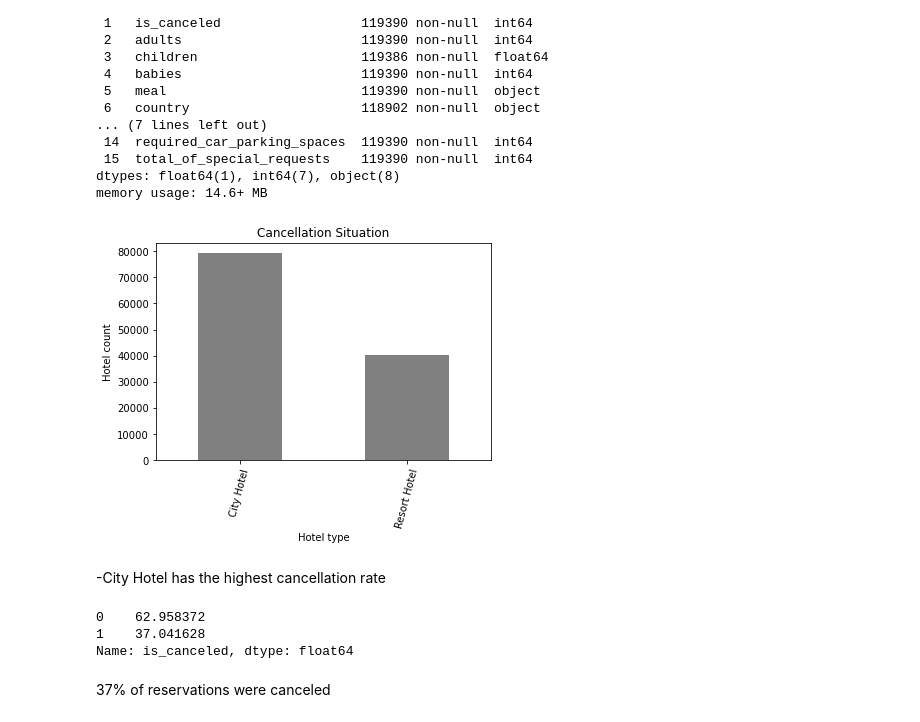
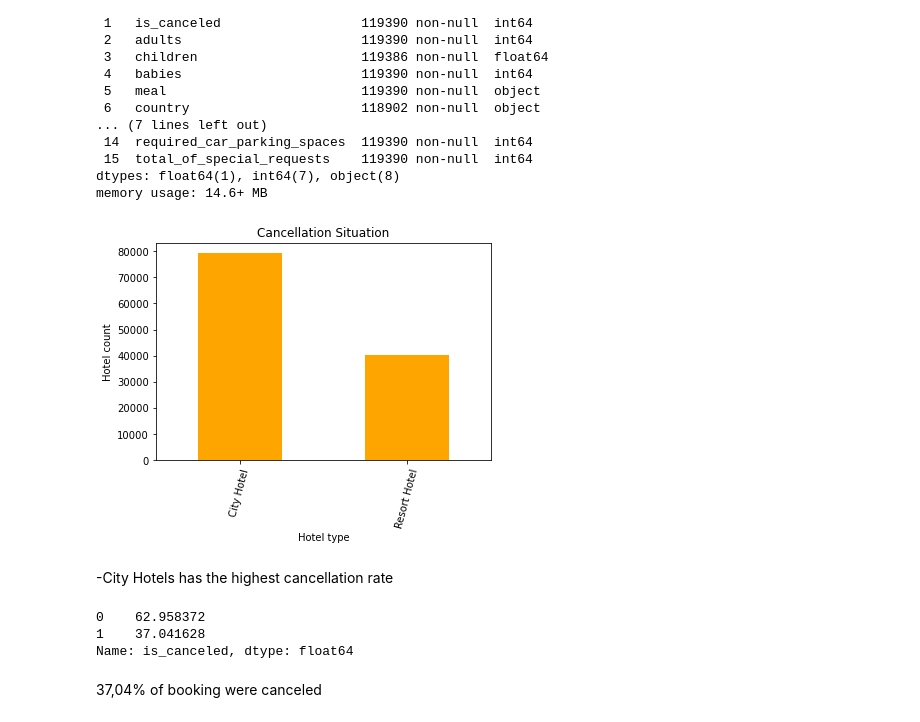
Before and after one commit to carlosmendozaj/Project_Booking_Demand, a Jupyter notebook: Carlos_Notebook.ipynb, the cells around one changed output. Drawn from its saved outputs; the diff is of its cells as text; code cells hidden in the pictures.

```diff
--- a/Carlos_Notebook.ipynb
+++ b/Carlos_Notebook.ipynb
@@ -67,15 +67,15 @@ Data columns (total 16 columns):
 dtypes: float64(1), int64(7), object(8)
 memory usage: 14.6+ MB
 # %%
-hotel_eda = hotel['hotel'].value_counts()
+hotel_cancel = hotel['hotel'].value_counts()
 # %%
 #Cancellations City hotel vs. Resort:
-cancel_plot = hotel_eda.plot(kind='bar', rot=75, color = "grey", title="Cancellation Situation")
+cancel_plot = hotel_cancel.plot(kind='bar', rot=75, color = "orange", title="Cancellation Situation")
 cancel_plot.set_xlabel("Hotel type")
 cancel_plot.set_ylabel("Hotel count")
 plt.show()
 # %% [output]
-[figure, old version]
+[figure, new version]
 # %% [markdown]
--City Hotel has the highest cancellation rate
+-City Hotels has the highest cancellation rate
 # %%
@@ -87,4 +88,4 @@ hotel_eda['is_canceled'].value_counts()/hotel.shape[0]*100
 1    37.041628
 Name: is_canceled, dtype: float64
 # %% [markdown]
-37% of reservations were canceled
+37,04% of booking were canceled
```
Also changed, not shown: parts of 9 cells of this notebook.
